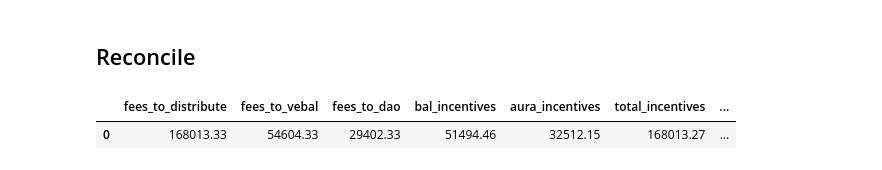
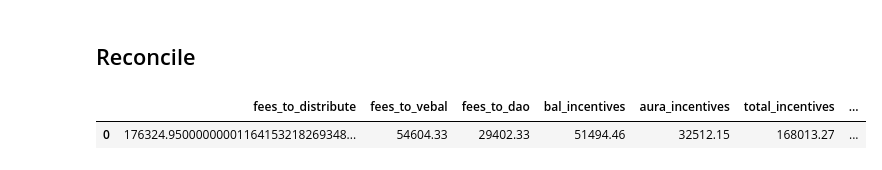
Before and after one commit to BalancerMaxis/protocol_fee_allocator, a Jupyter notebook: fee_allocator/notebooks/pool_fees_and_accounting.ipynb, the cells around one changed output. Saved outputs shown, nothing was run; the diff lists cells and outputs as text; code cells hidden in the pictures.

Commit message:
feat: move fees info to json file input

```diff
--- a/fee_allocator/notebooks/pool_fees_and_accounting.ipynb
+++ b/fee_allocator/notebooks/pool_fees_and_accounting.ipynb
@@ -136,20 +136,17 @@ joint_fees_df = pd.DataFrame.from_dict(joint_fees, orient='index')
 ## Now let's calculate incentives paid to the pools and save them to csv
 # %%
 from fee_allocator.helpers import calculate_aura_vebal_share
+import json
 
 aura_vebal_share = calculate_aura_vebal_share(WEB3_INSTANCES.mainnet, target_blocks[Chains.MAINNET.value][0])
 
 # Incentives are split per chain and per pool, with each pool getting a share of the incentive proportional to its share of fees
 # paid by all pools on that chain. For example, if pool A paid 10% of all fees on Arbitrum, it will get 10% of the incentives. That 10% will be distributed between aura and vebal, proportional to their share of the incentive.
-# TODO: This should be automated somehow or live in config file
-FEES_TO_DISTRIBUTE = {
-    Chains.MAINNET.value: Decimal(84_904),
-    Chains.ARBITRUM.value: Decimal(60_986.399974),
-    Chains.POLYGON.value: Decimal(6_032.493545),
-    Chains.BASE.value: Decimal(5_848.9779),
-    # Chains.GNOSIS.value: Decimal(8_311.6239),
-    Chains.AVALANCHE.value: Decimal(10_241.454),
-}
+
+# Load fees from the json file
+with open(f'../fees_collected/fees_{datetime_2_weeks_ago.date()}_{datetime_now.date()}.json') as f:
+    FEES_TO_DISTRIBUTE = json.load(f)
+
 # Let's calculate share of fees paid by each pool on each chain
 def calc_and_split_incentives(fees: Dict, chain: str, fees_to_distribute: Decimal) -> Dict[str, Dict]:
     pool_incentives = {}
@@ -277,7 +274,7 @@ for chain in Chains:
     if not collected_fees.get(chain.value):
         continue
     _incentives = calc_and_split_incentives(collected_fees[chain.value], chain.value,
-                                            FEES_TO_DISTRIBUTE[chain.value])
+                                            Decimal(FEES_TO_DISTRIBUTE[chain.value]))
     # Reroute incentives if needed
     re_routed_incentives = re_route_incentives(_incentives, chain)
     incentives[chain.value] = re_distribute_incentives(re_routed_incentives, chain)
@@ -314,26 +311,26 @@ display_sorted
 # %% [markdown]
 ## Reconcile
 # %%
-all_fees_sum = round(sum(FEES_TO_DISTRIBUTE.values()), 2)
+all_fees_sum = Decimal(round(sum(FEES_TO_DISTRIBUTE.values()), 2))
 # Sum of fees_to_vebal + fees_to_dao + aura_incentives + bal_incentives
 all_incentives_sum = sum([sum([x['fees_to_vebal'], x['fees_to_dao'], x['aura_incentives'], x['bal_incentives']]) for x in
                           joint_incentives_data.values()])
 # Sum each column separately using pandas and create a new dataframe
 reconcile_df = pd.DataFrame(
     {
         'fees_to_distribute': [all_fees_sum],
         'fees_to_vebal': [sum([x['fees_to_vebal'] for x in joint_incentives_data.values()])],
         'fees_to_dao': [sum([x['fees_to_dao'] for x in joint_incentives_data.values()])],
         'bal_incentives': [sum([x['bal_incentives'] for x in joint_incentives_data.values()])],
         'aura_incentives': [sum([x['aura_incentives'] for x in joint_incentives_data.values()])],
         'total_incentives': [all_incentives_sum],
         # Reconcile total incentives
         'delta': [all_fees_sum - all_incentives_sum],
         # SUM should be 0 or close to 0
         'redirected(should be around 0)': [sum([x['redirected_incentives'] for x in joint_incentives_data.values()])],
     }
 )
 reconcile_df
 # %% [output]
 |  | fees_to_distribute | fees_to_vebal | fees_to_dao | bal_incentives | aura_incentives | total_incentives | ... |
-| 0 | 168013.33 | 54604.33 | 29402.33 | 51494.46 | 32512.15 | 168013.27 | ... |
+| 0 | 176324.95000000001164153218269348... | 54604.33 | 29402.33 | 51494.46 | 32512.15 | 168013.27 | ... |
```
Also changed, not shown: 1 other file.
